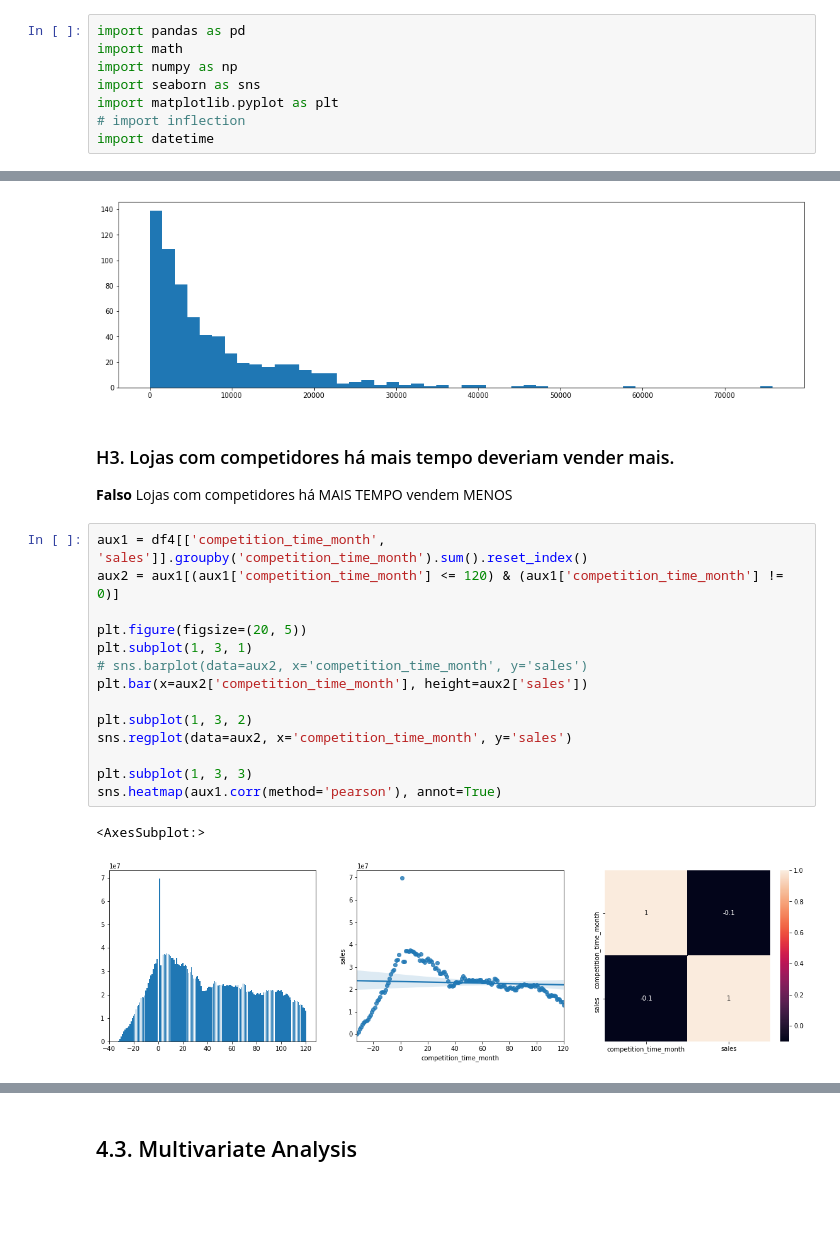
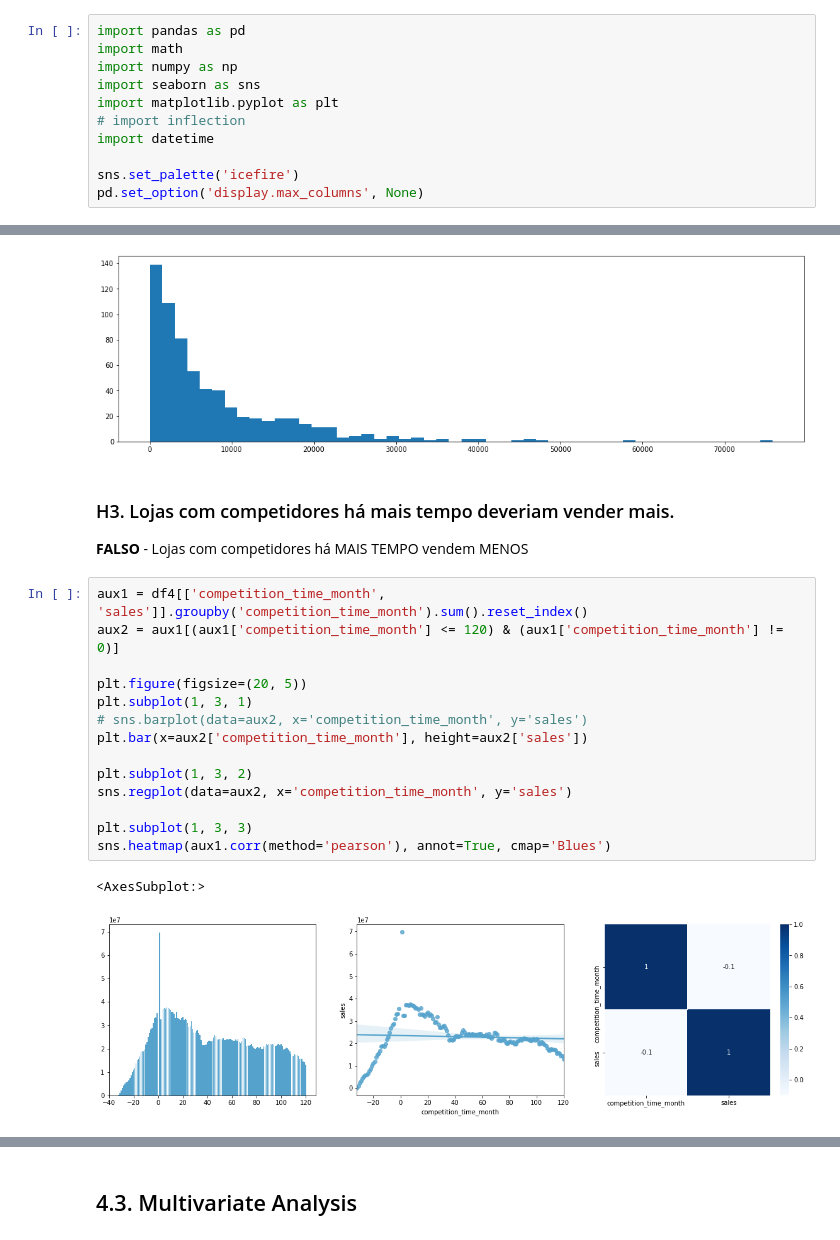
Before and after one commit to alissonlisboa/rossmann_store_sales, a Jupyter notebook: m04_v01_rossmann_sales_prediction.ipynb, the cells around one changed output, grey strips where cells are left out. Cells and saved outputs as stored; diff of their text form; blank space fills up the shorter version.

```diff
--- a/m04_v01_rossmann_sales_prediction.ipynb
+++ b/m04_v01_rossmann_sales_prediction.ipynb
@@ -8,6 +8,9 @@ import seaborn as sns
 import matplotlib.pyplot as plt
 # import inflection
 import datetime
+
+sns.set_palette('icefire')
+pd.set_option('display.max_columns', None)
 # %% [markdown]
 ## 0.1. Helper Functions
 # %% [markdown]
@@ -566,21 +569,21 @@ aux1.loc[aux1['competition_distance'] < 200000, 'competition_distance'].hist(bin
 [figure]
 # %% [markdown]
 ### H3. Lojas com competidores há mais tempo deveriam vender mais.
-**Falso** Lojas com competidores há MAIS TEMPO vendem MENOS
+**FALSO** - Lojas com competidores há MAIS TEMPO vendem MENOS
 # %%
 aux1 = df4[['competition_time_month', 'sales']].groupby('competition_time_month').sum().reset_index()
 aux2 = aux1[(aux1['competition_time_month'] <= 120) & (aux1['competition_time_month'] != 0)]
 
 plt.figure(figsize=(20, 5))
 plt.subplot(1, 3, 1)
 # sns.barplot(data=aux2, x='competition_time_month', y='sales')
 plt.bar(x=aux2['competition_time_month'], height=aux2['sales'])
 
 plt.subplot(1, 3, 2)
 sns.regplot(data=aux2, x='competition_time_month', y='sales')
 
 plt.subplot(1, 3, 3)
-sns.heatmap(aux1.corr(method='pearson'), annot=True)
+sns.heatmap(aux1.corr(method='pearson'), annot=True, cmap='Blues')
 # %% [output]
 <AxesSubplot:>
-[figure, old version]
+[figure, new version]
```
Also changed, not shown: parts of 14 cells of this notebook.
